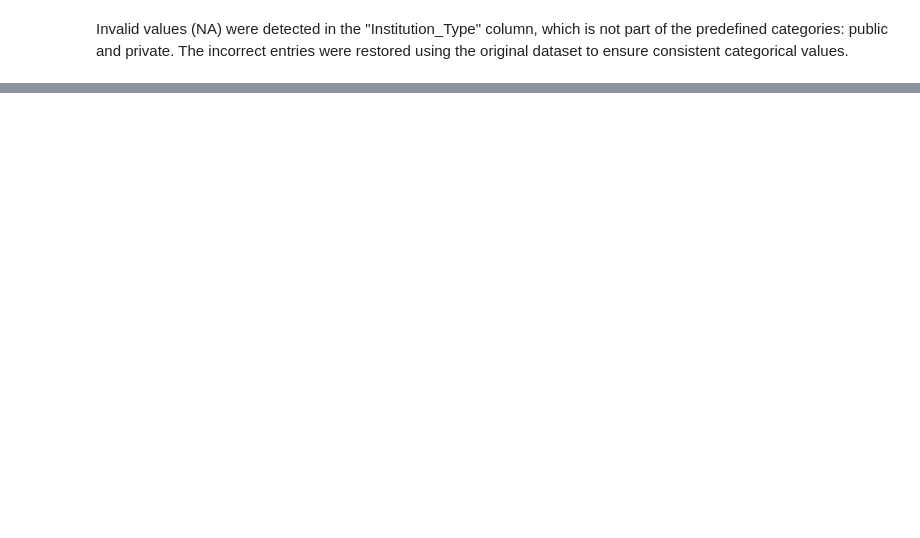
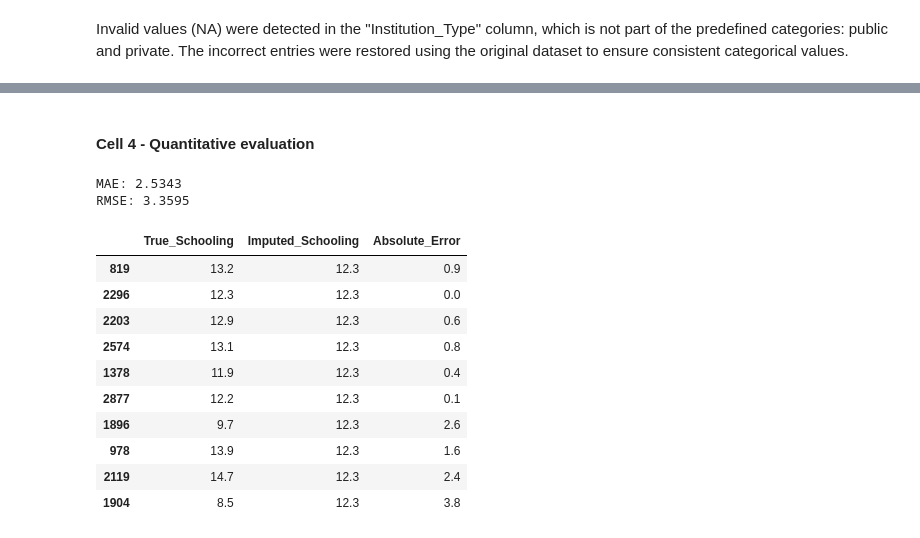
Before and after one commit to Zixin-Fan/CSI4142-A2, a Jupyter notebook: CSI4142_A2_ZixinFan_SolinMaaroof.ipynb, the cells around one changed output, grey strips where cells are left out. Drawn from its saved outputs; the diff is of its cells as text; code cells hidden in the pictures; blank space fills up the shorter version.

```diff
--- a/CSI4142_A2_ZixinFan_SolinMaaroof.ipynb
+++ b/CSI4142_A2_ZixinFan_SolinMaaroof.ipynb
@@ -393,0 +499,20 @@ Invalid values (NA) were detected in the "Institution_Type" column, which is not
+# %%
+test1_df = dataset2.copy()
+np.random.seed(4142)
+
+eligible_t1 = test1_df[test1_df["Schooling"].notna()].index
+n_remove_t1 = max(1, int(0.10 * len(eligible_t1)))
+test1_mask_indices = pd.Index(np.random.choice(eligible_t1.to_numpy(), size=n_remove_t1, replace=False))
+
+test1_original_schooling = test1_df["Schooling"].copy()
+test1_df.loc[test1_mask_indices, "Schooling"] = np.nan
+
+# impute
+schooling_median = test1_df["Schooling"].median()
+test1_imputed_df = test1_df.copy()
+test1_imputed_df["Schooling"] = test1_imputed_df["Schooling"].fillna(schooling_median)
+
+print(f"Removed values: {len(test1_mask_indices)}")
+print("Median used:", schooling_median)
+
+display(test1_imputed_df.loc[test1_mask_indices, ["Schooling"]].head(10))
@@ -393,0 +533,36 @@ Invalid values (NA) were detected in the "Institution_Type" column, which is not
+# %% [markdown]
+#### Cell 4 - Quantitative evaluation
+# %%
+t1_true = test1_original_schooling.loc[test1_mask_indices]
+t1_pred = test1_imputed_df.loc[test1_mask_indices, "Schooling"]
+
+valid_t1 = t1_true.notna() & t1_pred.notna()
+t1_true = t1_true[valid_t1]
+t1_pred = t1_pred[valid_t1]
+
+t1_mae = np.mean(np.abs(t1_pred - t1_true))
+t1_rmse = np.sqrt(np.mean((t1_pred - t1_true) ** 2))
+
+print(f"MAE: {t1_mae:.4f}")
+print(f"RMSE: {t1_rmse:.4f}")
+
+comparison_t1 = pd.DataFrame({
+    "True_Schooling": t1_true,
+    "Imputed_Schooling": t1_pred,
+    "Absolute_Error": np.abs(t1_pred - t1_true)
+})
+display(comparison_t1.head(10))
+# %% [output]
+MAE: 2.5343
+RMSE: 3.3595
+|  | True_Schooling | Imputed_Schooling | Absolute_Error |
+| 819 | 13.2 | 12.3 | 0.9 |
+| 2296 | 12.3 | 12.3 | 0.0 |
+| 2203 | 12.9 | 12.3 | 0.6 |
+| 2574 | 13.1 | 12.3 | 0.8 |
+| 1378 | 11.9 | 12.3 | 0.4 |
+| 2877 | 12.2 | 12.3 | 0.1 |
+| 1896 | 9.7 | 12.3 | 2.6 |
+| 978 | 13.9 | 12.3 | 1.6 |
+| 2119 | 14.7 | 12.3 | 2.4 |
+| 1904 | 8.5 | 12.3 | 3.8 |
```
Also changed, not shown: parts of 99 cells of this notebook.
